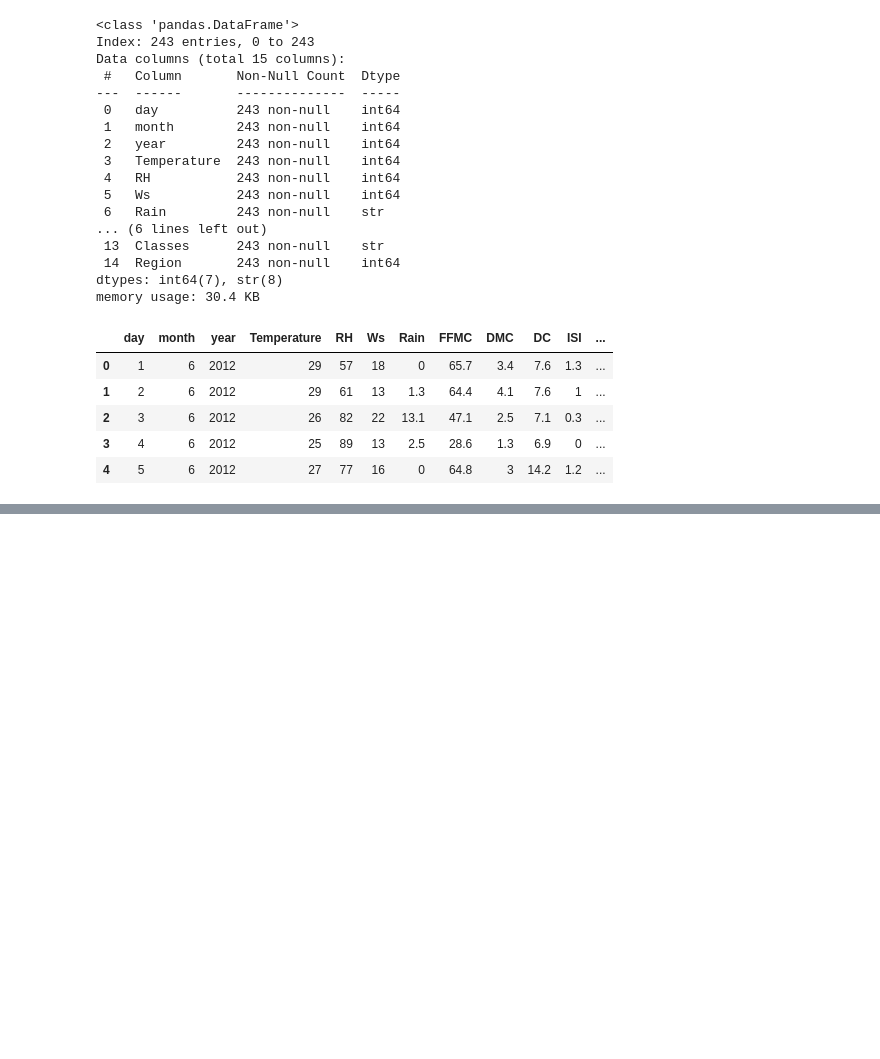
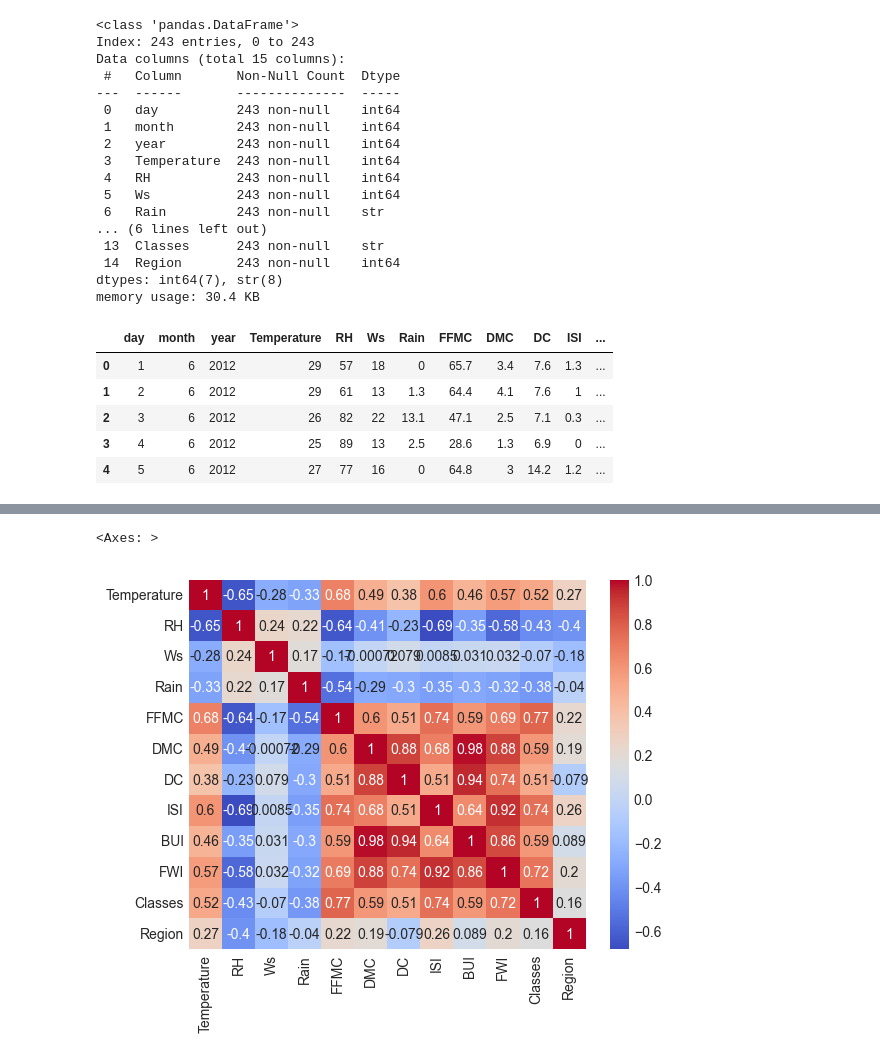
Before and after one commit to Tamim2276/Machine-Learning, a Jupyter notebook: Ridge,Lasso And ElasticNet/RidgeLassoAndElasticNet.ipynb, the cells around one changed output, grey strips where cells are left out. Cells and saved outputs as stored; diff of their text form; code cells hidden in the pictures; blank space fills up the shorter version.

```diff
--- a/Ridge,Lasso And ElasticNet/RidgeLassoAndElasticNet.ipynb
+++ b/Ridge,Lasso And ElasticNet/RidgeLassoAndElasticNet.ipynb
@@ -367,0 +567,6 @@ df.describe().T
+# %%
+# Plot the correlation heatmap
+sns.heatmap(df.corr(),annot=True,cmap='coolwarm')
+# %% [output]
+<Axes: >
+[figure, added]
```
Also changed, not shown: parts of 82 cells of this notebook, 2 other files.
